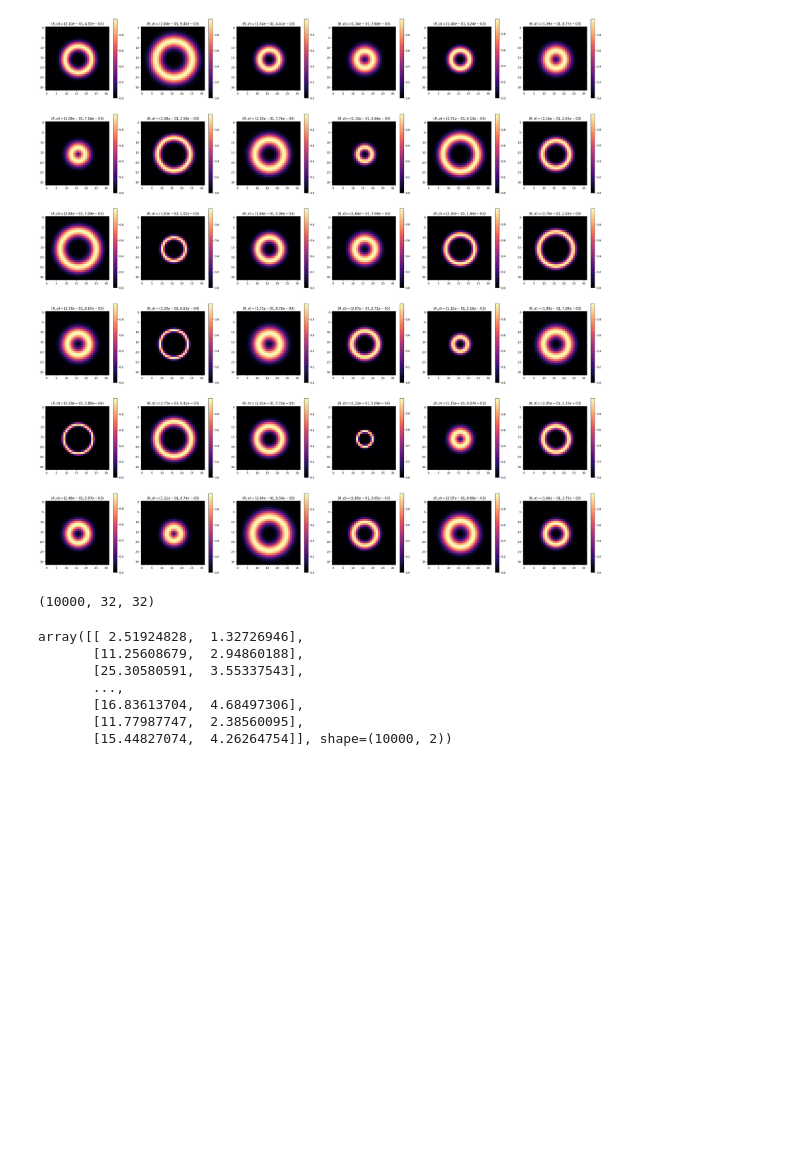
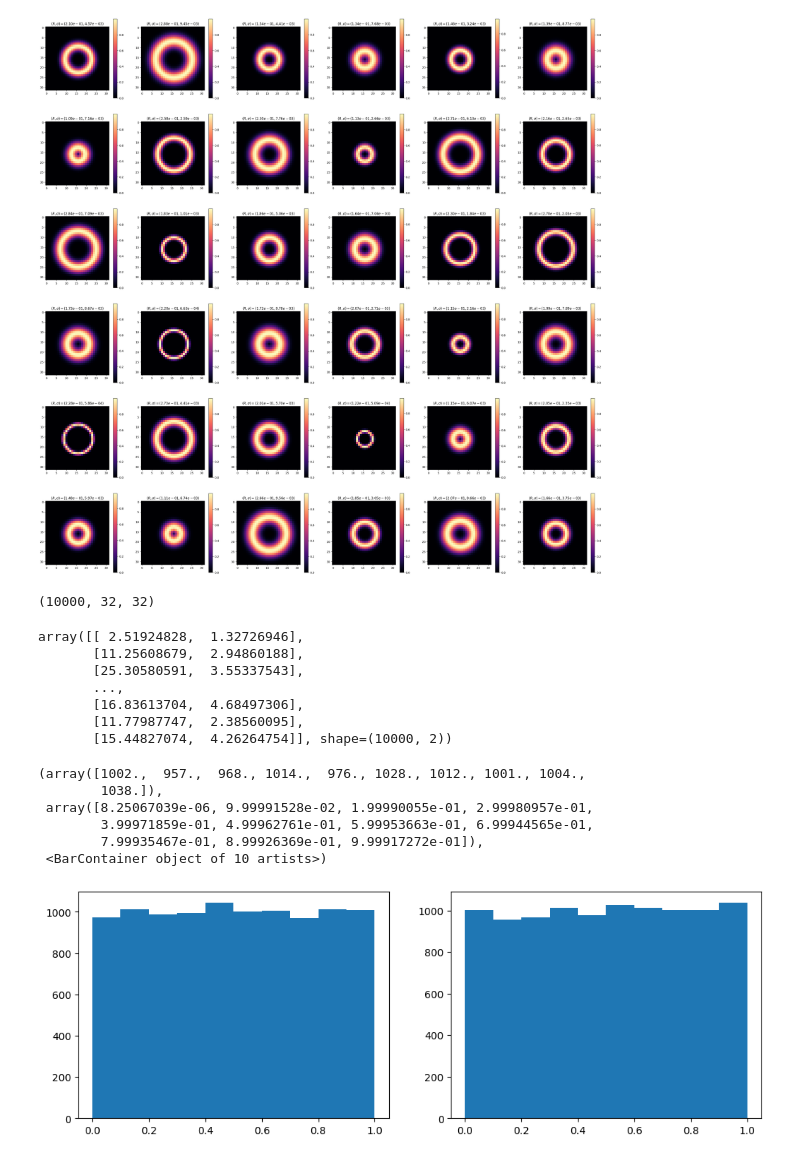
Before and after one commit to noe-dia/astro-ml-peek, a Jupyter notebook: notebooks/dev/toy_datasets.ipynb, the cells around one changed output. Cells and saved outputs as stored; diff of their text form; code cells hidden in the pictures; blank space fills up the shorter version.

```diff
--- a/notebooks/dev/toy_datasets.ipynb
+++ b/notebooks/dev/toy_datasets.ipynb
@@ -102,3 +102,39 @@ array([[ 2.51924828,  1.32726946],
        [16.83613704,  4.68497306],
        [11.77987747,  2.38560095],
        [15.44827074,  4.26264754]], shape=(10000, 2))
+# %%
+import numpy as np
+import matplotlib.pyplot as plt
+plt.rcParams['figure.facecolor'] = 'white'
+
+prior_params_config = {
+        "radius": {"low": 2, "high": 0.43},
+        "sigma": {"low": 0.5, "high": 5}
+    }
+
+radius_prior = prior_params_config["radius"]
+sigma_prior = prior_params_config["sigma"]
+prior_sampler_radius = lambda size: np.random.uniform(radius_prior["low"], radius_prior["high"], size = size)
+prior_sampler_sigma = lambda size: np.random.uniform(sigma_prior["low"], sigma_prior["high"], size = size)
+
+dataset_size = 10000
+
+# Creating latent factors
+radius = (prior_sampler_radius(size = dataset_size) - radius_prior["low"]) / (radius_prior["high"] - radius_prior["low"])
+sigma = (prior_sampler_sigma(size = dataset_size) - sigma_prior["low"]) / (sigma_prior["high"] - sigma_prior["low"])
+# %%
+fig, axs = plt.subplots(1, 2, figsize = (12, 4))
+
+ax = axs[0]
+ax.hist(radius)
+
+ax = axs[1]
+ax.hist(sigma)
+# %% [output]
+(array([1002.,  957.,  968., 1014.,  976., 1028., 1012., 1001., 1004.,
+        1038.]),
+ array([8.25067039e-06, 9.99991528e-02, 1.99990055e-01, 2.99980957e-01,
+        3.99971859e-01, 4.99962761e-01, 5.99953663e-01, 6.99944565e-01,
+        7.99935467e-01, 8.99926369e-01, 9.99917272e-01]),
+ <BarContainer object of 10 artists>)
+[figure, added]
```
Also changed, not shown: parts of 1 cell of this notebook, 3 other files.
